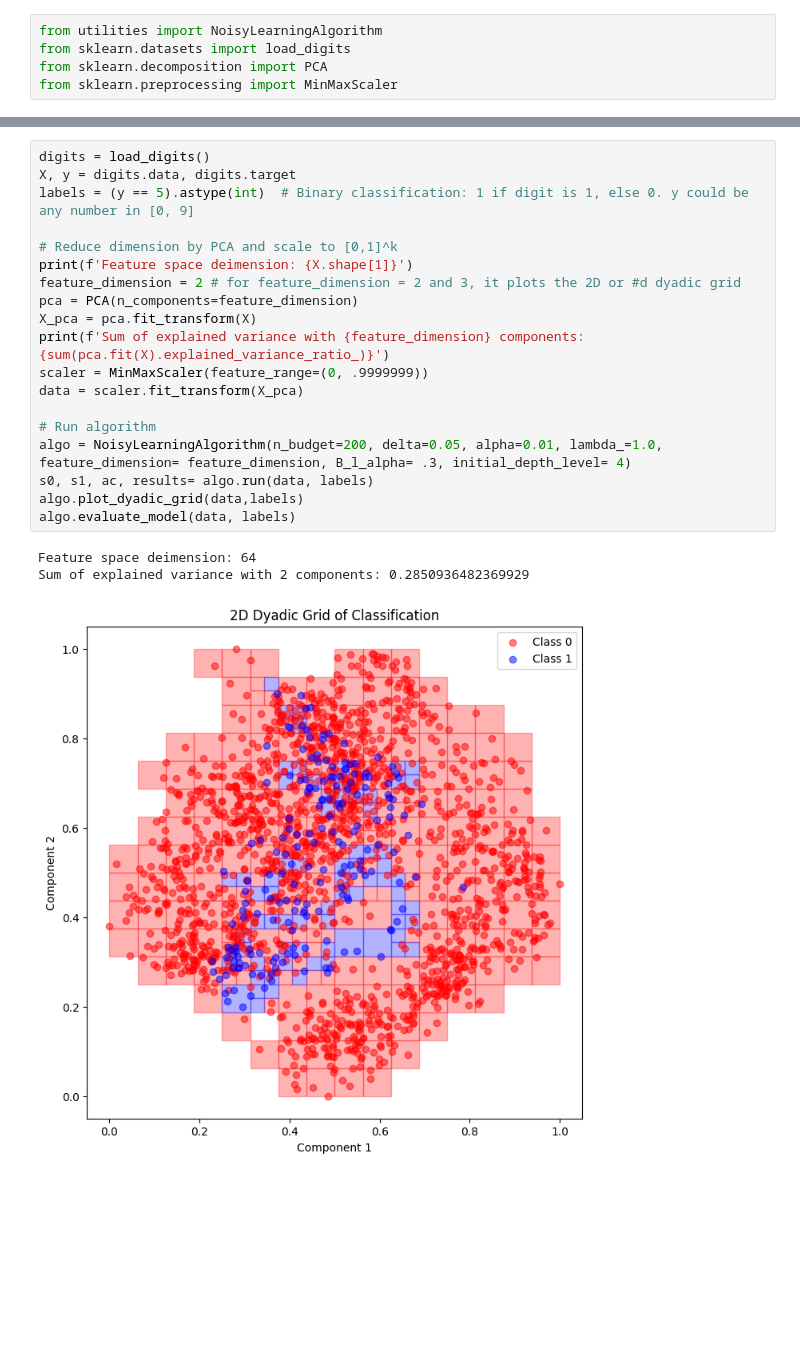
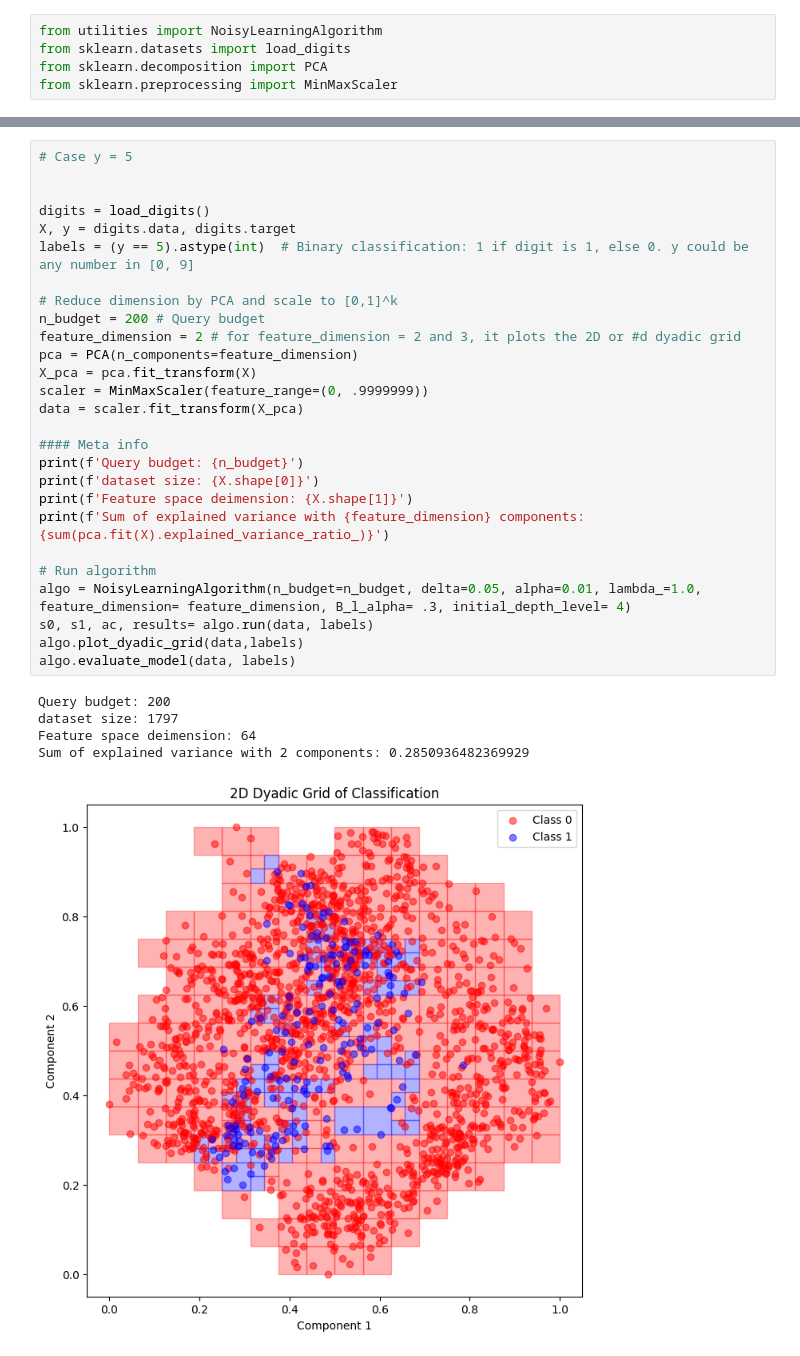
Before and after one commit to PouyaRepos/sequential_anomaly_detection, a Jupyter notebook: example.ipynb, the cells around one changed output, grey strips where cells are left out. Saved outputs shown, nothing was run; the diff lists cells and outputs as text; blank space fills up the shorter version.

Commit message:
for case like dimension and target values added

```diff
--- a/example.ipynb
+++ b/example.ipynb
@@ -6,24 +8,34 @@ from sklearn.preprocessing import MinMaxScaler
 # %%
+# Case y = 5
+
+
 digits = load_digits()
 X, y = digits.data, digits.target
 labels = (y == 5).astype(int)  # Binary classification: 1 if digit is 1, else 0. y could be any number in [0, 9]
 
 # Reduce dimension by PCA and scale to [0,1]^k
-print(f'Feature space deimension: {X.shape[1]}')
+n_budget = 200 # Query budget
 feature_dimension = 2 # for feature_dimension = 2 and 3, it plots the 2D or #d dyadic grid
 pca = PCA(n_components=feature_dimension)
 X_pca = pca.fit_transform(X)
-print(f'Sum of explained variance with {feature_dimension} components: {sum(pca.fit(X).explained_variance_ratio_)}')
 scaler = MinMaxScaler(feature_range=(0, .9999999))
 data = scaler.fit_transform(X_pca)
 
+#### Meta info
+print(f'Query budget: {n_budget}')
+print(f'dataset size: {X.shape[0]}')
+print(f'Feature space deimension: {X.shape[1]}')
+print(f'Sum of explained variance with {feature_dimension} components: {sum(pca.fit(X).explained_variance_ratio_)}')
+
 # Run algorithm
-algo = NoisyLearningAlgorithm(n_budget=200, delta=0.05, alpha=0.01, lambda_=1.0, feature_dimension= feature_dimension, B_l_alpha= .3, initial_depth_level= 4)
+algo = NoisyLearningAlgorithm(n_budget=n_budget, delta=0.05, alpha=0.01, lambda_=1.0, feature_dimension= feature_dimension, B_l_alpha= .3, initial_depth_level= 4)
 s0, s1, ac, results= algo.run(data, labels)
 algo.plot_dyadic_grid(data,labels)
 algo.evaluate_model(data, labels)
 # %% [output]
+Query budget: 200
+dataset size: 1797
 Feature space deimension: 64
 Sum of explained variance with 2 components: 0.2850936482369929
-[figure, old version]
+[figure, new version]
 Model: NoisyLearningAlgorithm
```
Also changed, not shown: parts of 3 cells of this notebook.
